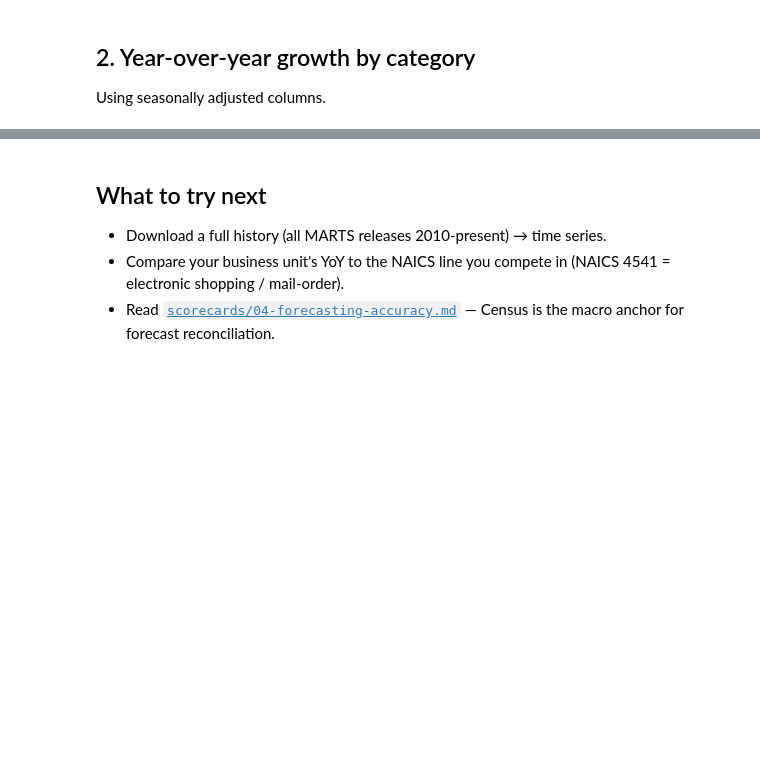
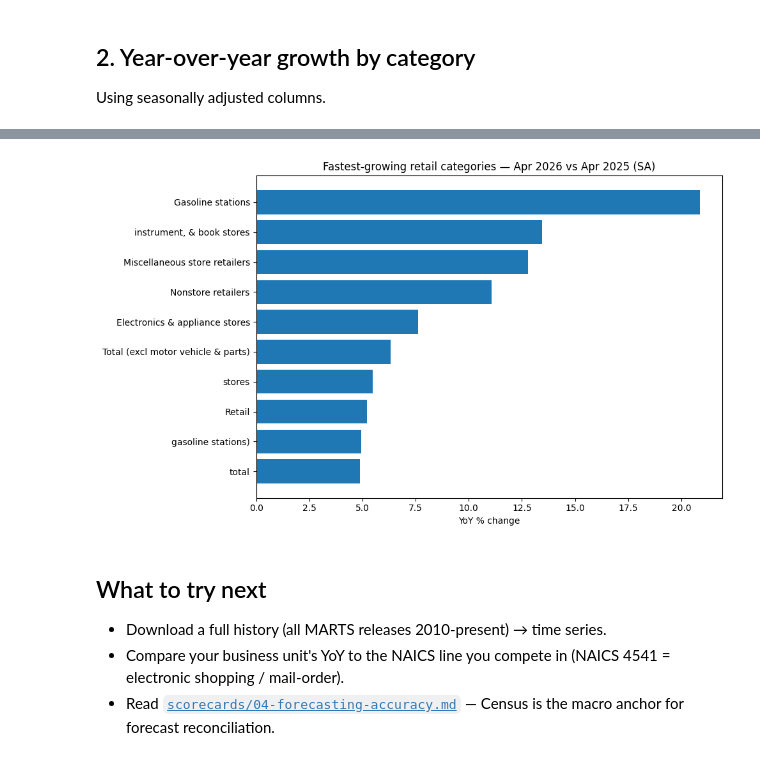
Before and after one commit to rkharwar-nv/dataset_analysis, a Jupyter notebook: notebooks/02-census-mrts-quickstart.ipynb, the cells around one changed output, grey strips where cells are left out. Drawn from its saved outputs; the diff is of its cells as text; code cells hidden in the pictures; blank space fills up the shorter version.

```diff
--- a/notebooks/02-census-mrts-quickstart.ipynb
+++ b/notebooks/02-census-mrts-quickstart.ipynb
@@ -23,5 +38,5 @@ raw.head(15)
 # %%
-# Headers occupy rows 0-9; data begins at row 10. Adjust if Census changes layout.
+# Data begins at row 10. The Census xlsx uses '(*)' and '(NA)' for suppressed values.
 data = raw.iloc[10:].copy()
 data.columns = [
     'NAICS',
@@ -39,5 +54,12 @@ data.columns = [
     'Apr_2025_SA',
     'Mar_2025_SA_revised',
 ]
-data = data.dropna(subset=['KindOfBusiness']).reset_index(drop=True)
+
+# Coerce numeric columns; '(*)' and '(NA)' become NaN
+numeric_cols = [c for c in data.columns if c not in ('NAICS', 'KindOfBusiness')]
+for c in numeric_cols:
+    data[c] = pd.to_numeric(data[c], errors='coerce')
+
+data['KindOfBusiness'] = data['KindOfBusiness'].astype(str).str.replace(r'[…\.]+', '', regex=True).str.strip()
+data = data[data['KindOfBusiness'].notna() & (data['KindOfBusiness'] != 'nan') & (data['KindOfBusiness'] != '')].reset_index(drop=True)
 data.head(10)
@@ -47,6 +81,6 @@ data.head(10)
 Using seasonally adjusted columns.
 # %%
 data['YoY_pct'] = (data['Apr_2026_SA_adv'] - data['Apr_2025_SA']) / data['Apr_2025_SA'] * 100
-data_with_growth = data.dropna(subset=['Apr_2026_SA_adv', 'Apr_2025_SA']).copy()
-data_with_growth = data_with_growth.sort_values('YoY_pct', ascending=False)
-data_with_growth[['NAICS', 'KindOfBusiness', 'Apr_2026_SA_adv', 'Apr_2025_SA', 'YoY_pct']].head(15)
+g = data.dropna(subset=['Apr_2026_SA_adv', 'Apr_2025_SA', 'YoY_pct']).copy()
+g = g.sort_values('YoY_pct', ascending=False)
+g[['NAICS', 'KindOfBusiness', 'Apr_2026_SA_adv', 'Apr_2025_SA', 'YoY_pct']].head(15)
@@ -53,12 +104,14 @@ data_with_growth[['NAICS', 'KindOfBusiness', 'Apr_2026_SA_adv', 'Apr_2025_SA', '
 # %%
-top10 = data_with_growth.head(10)
+top10 = g.head(10)
 fig, ax = plt.subplots(figsize=(10, 6))
-ax.barh(top10['KindOfBusiness'].str.strip(), top10['YoY_pct'])
+ax.barh(top10['KindOfBusiness'], top10['YoY_pct'])
 ax.invert_yaxis()
 ax.set_xlabel('YoY % change')
 ax.set_title('Fastest-growing retail categories — Apr 2026 vs Apr 2025 (SA)')
 plt.tight_layout()
 plt.show()
+# %% [output]
+[figure, added]
 # %% [markdown]
 ## What to try next
 - Download a full history (all MARTS releases 2010-present) → time series.
```
Also changed, not shown: parts of 5 cells of this notebook, 1 other file.
